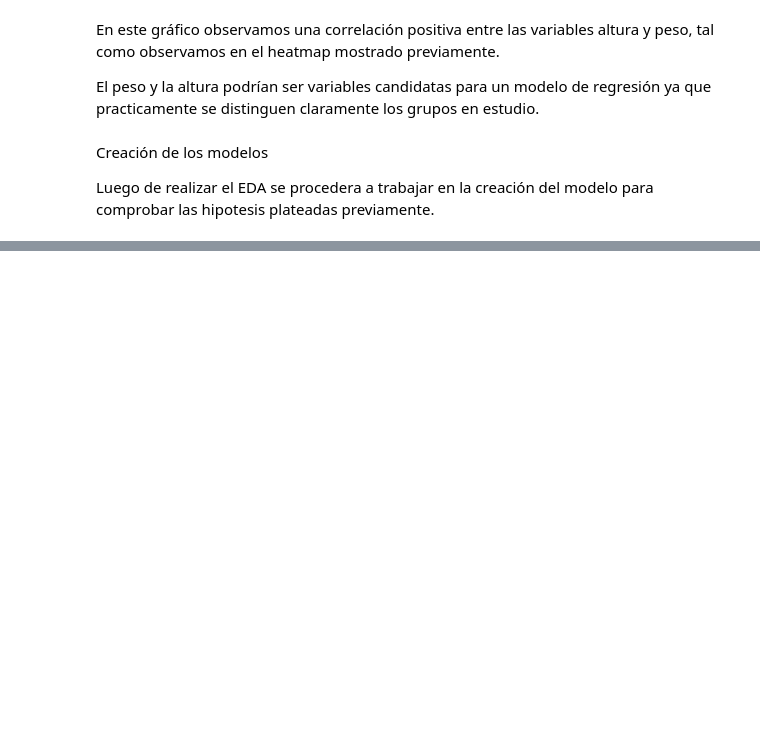
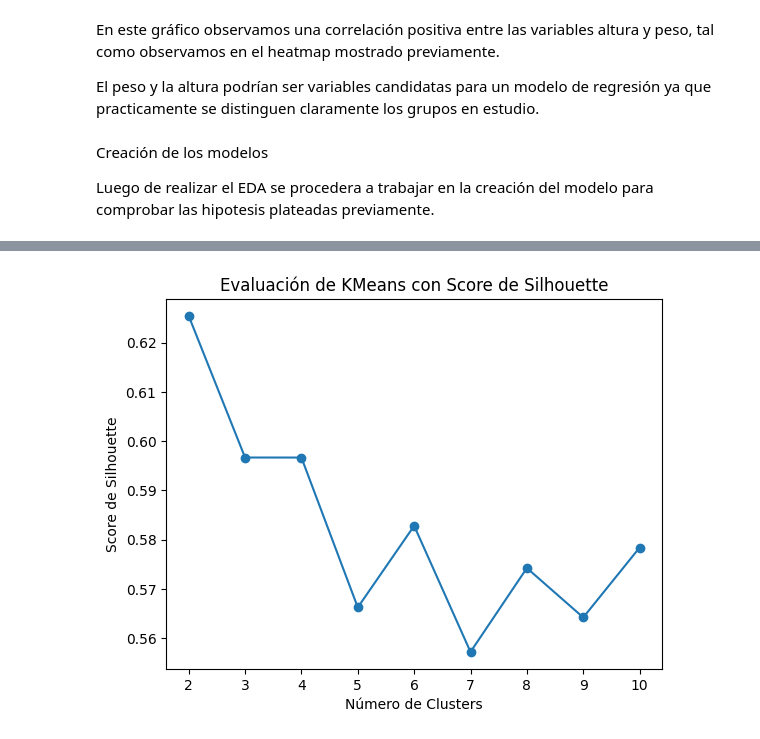
Before and after one commit to andresgabas/DS2-Coderhouse, a Jupyter notebook: DS2 Primera Entrega Andres Gabas.ipynb, the cells around one changed output, grey strips where cells are left out. Cells and saved outputs as stored; diff of their text form; code cells hidden in the pictures; blank space fills up the shorter version.

```diff
--- a/DS2 Primera Entrega Andres Gabas.ipynb
+++ b/DS2 Primera Entrega Andres Gabas.ipynb
@@ -214,0 +431,27 @@ Luego de realizar el EDA se procedera a trabajar en la creación del modelo para
+# %%
+# prompt: Evaluar el modelo k means con el score de silhouette y graficarlo
+
+from sklearn.metrics import silhouette_score
+
+# Seleccionar las variables predictoras (edad y altura)
+X = data[['altura', 'peso']]
+
+# Lista para almacenar los scores de silhouette para diferentes números de clusters
+silhouette_scores = []
+
+# Iterar sobre un rango de números de clusters
+for n_clusters in range(2, 11):  # Puedes ajustar el rango
+    kmeans = KMeans(n_clusters=n_clusters, random_state=42)
+    kmeans.fit(X)
+    labels = kmeans.labels_
+    silhouette_avg = silhouette_score(X, labels)
+    silhouette_scores.append(silhouette_avg)
+
+# Graficar los scores de silhouette
+plt.plot(range(2, 11), silhouette_scores, marker='o')
+plt.xlabel('Número de Clusters')
+plt.ylabel('Score de Silhouette')
+plt.title('Evaluación de KMeans con Score de Silhouette')
+plt.show()
+# %% [output]
+[figure, added]
```
Also changed, not shown: parts of 7 cells of this notebook.
